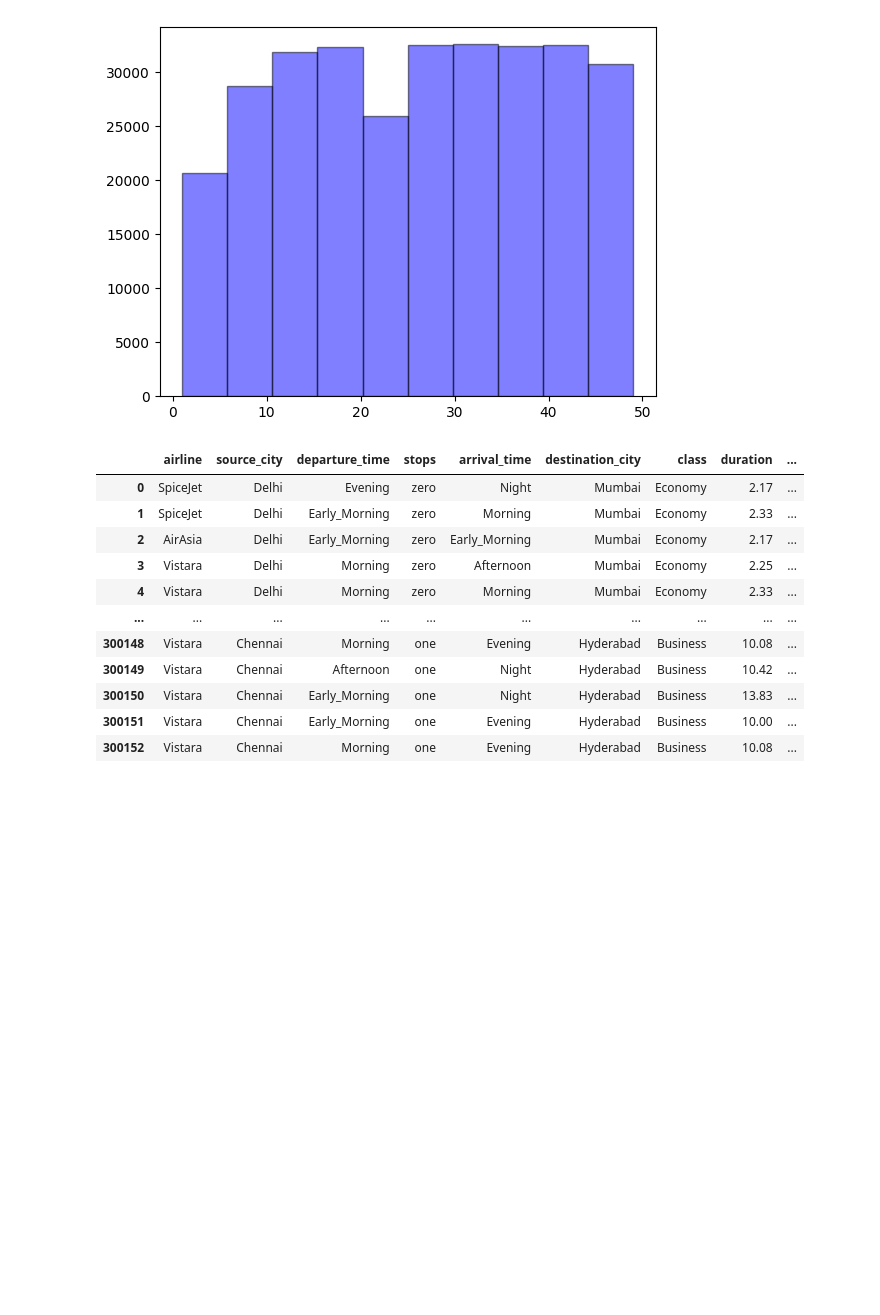
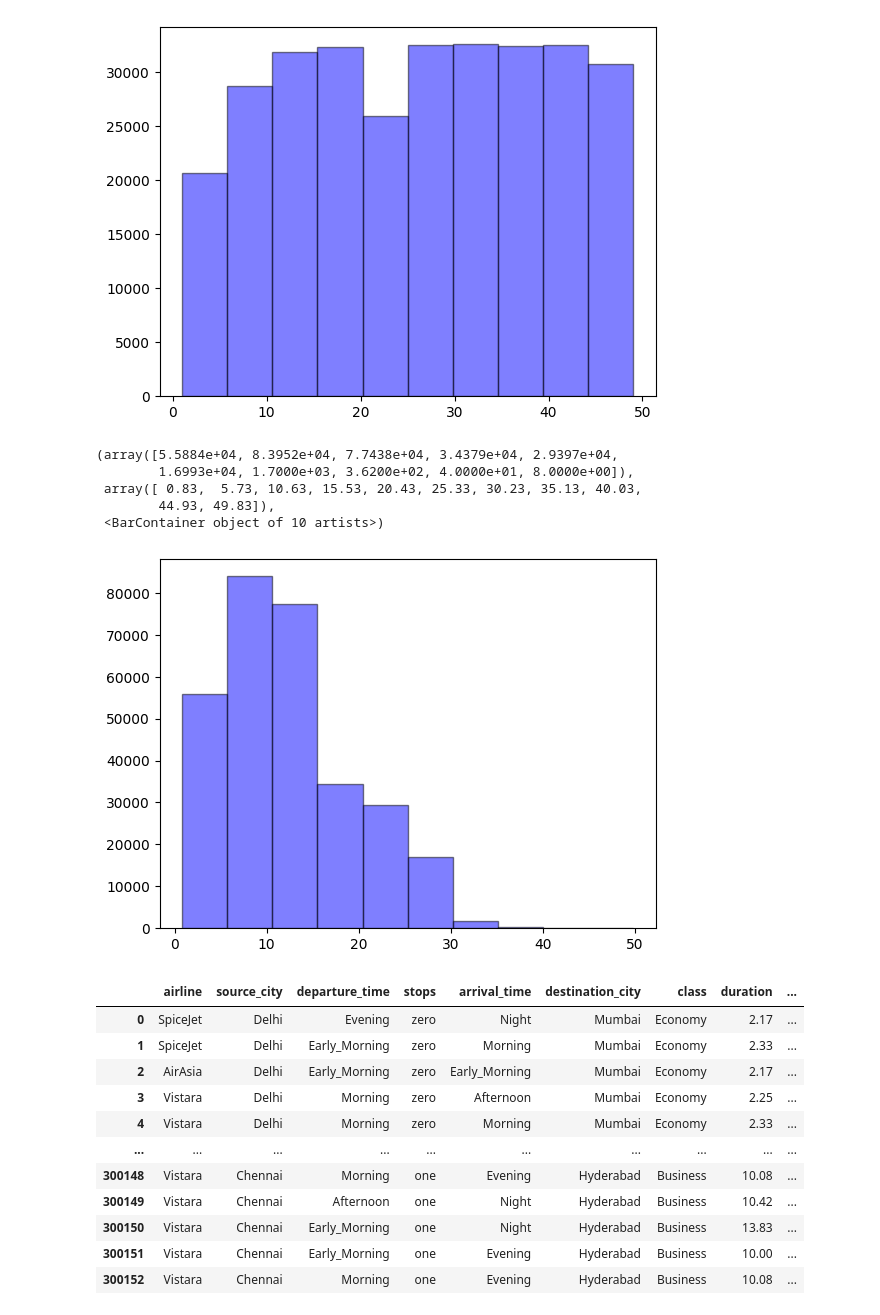
Before and after one commit to Pyame/Flight-Price-Prediction, a Jupyter notebook: main.ipynb, the cells around one changed output. Cells and saved outputs as stored; diff of their text form; code cells hidden in the pictures; blank space fills up the shorter version.

Commit message:
feat: add histogram for duration

```diff
--- a/main.ipynb
+++ b/main.ipynb
@@ -326,6 +326,21 @@ plt.hist(df_clean['days_left'],
  array([ 1. ,  5.8, 10.6, 15.4, 20.2, 25. , 29.8, 34.6, 39.4, 44.2, 49. ]),
  <BarContainer object of 10 artists>)
 [figure]
+# %%
+# Schedule of individual duration in the form of a histogram
+plt.hist(df_clean['duration'],
+         density=False,
+         histtype='bar',
+         color='b',
+         edgecolor='k',
+         alpha=0.5)
+# %% [output]
+(array([5.5884e+04, 8.3952e+04, 7.7438e+04, 3.4379e+04, 2.9397e+04,
+        1.6993e+04, 1.7000e+03, 3.6200e+02, 4.0000e+01, 8.0000e+00]),
+ array([ 0.83,  5.73, 10.63, 15.53, 20.43, 25.33, 30.23, 35.13, 40.03,
+        44.93, 49.83]),
+ <BarContainer object of 10 artists>)
+[figure, added]
 # %%
 # Removed Unnamed: 0 and flight from the df_clean
 df_clean.drop(columns=['Unnamed: 0', 'flight'])
```
